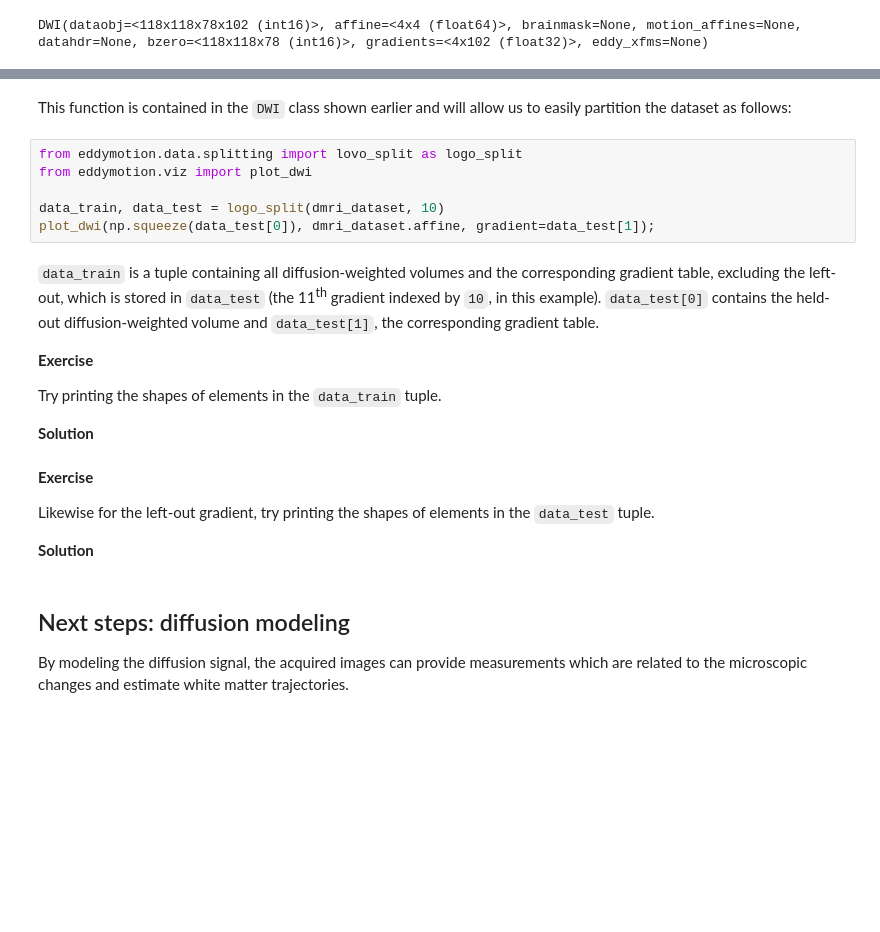
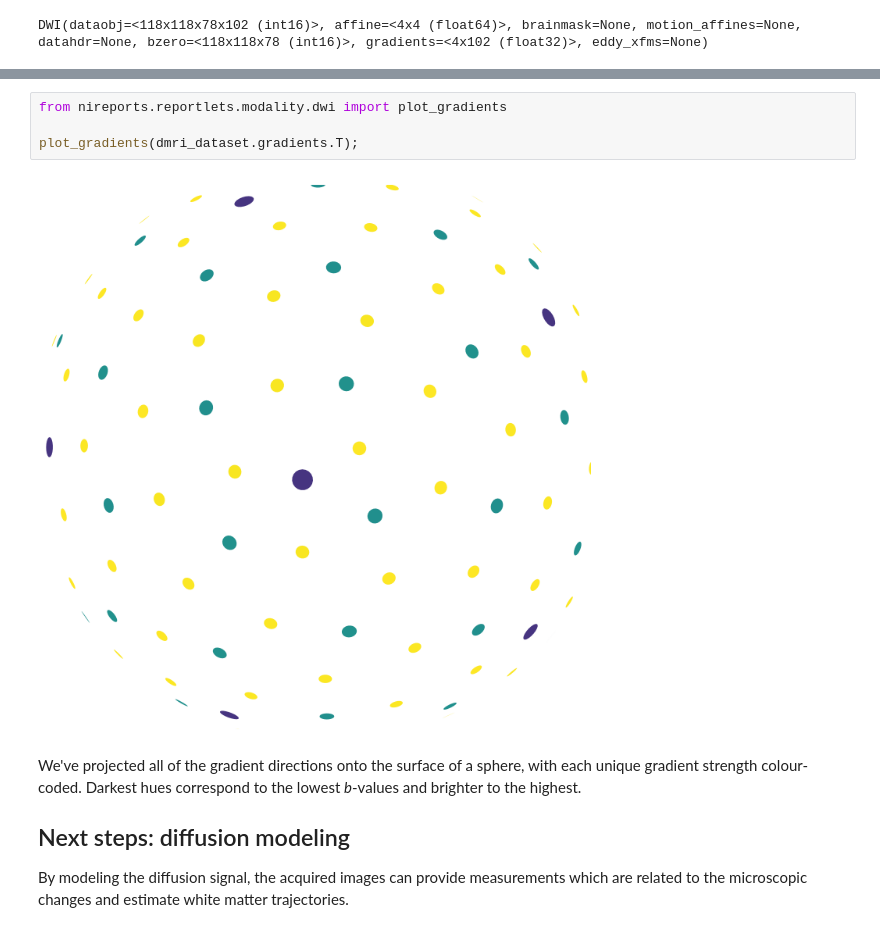
Before and after one commit to nipreps/nipreps-book, a Jupyter notebook: docs/notebook/02-data.ipynb, the cells around one changed output, grey strips where cells are left out. Saved outputs shown, nothing was run; the diff lists cells and outputs as text; blank space fills up the shorter version.

```diff
--- a/docs/notebook/02-data.ipynb
+++ b/docs/notebook/02-data.ipynb
@@ -241,27 +233,13 @@ def logo_split(self, index, with_b0=False):
-# %% [markdown]
-This function is contained in the `DWI` class shown earlier and will allow us to easily partition the dataset as follows:
-# %%
-from eddymotion.data.splitting import lovo_split as logo_split
-from eddymotion.viz import plot_dwi
-
-data_train, data_test = logo_split(dmri_dataset, 10)
-plot_dwi(np.squeeze(data_test[0]), dmri_dataset.affine, gradient=data_test[1]);
-# %% [markdown]
-`data_train` is a tuple containing all diffusion-weighted volumes and the corresponding gradient table, excluding the left-out, which is stored in `data_test` (the 11<sup>th</sup> gradient indexed by `10`, in this example).
-`data_test[0]` contains the held-out diffusion-weighted volume and `data_test[1]`, the corresponding gradient table.
-
-**Exercise**
-
-Try printing the shapes of elements in the `data_train` tuple.
-
-**Solution**
-# %% [markdown]
-**Exercise**
-
-Likewise for the left-out gradient, try printing the shapes of elements in the `data_test` tuple.
-
-**Solution**
+# %%
+from nireports.reportlets.modality.dwi import plot_gradients
+
+plot_gradients(dmri_dataset.gradients.T);
+# %% [output]
+[figure, added]
 # %% [markdown]
+We've projected all of the gradient directions onto the surface of a sphere, with each unique gradient strength colour-coded.
+Darkest hues correspond to the lowest *b*-values and brighter to the highest.
+
 ## Next steps: diffusion modeling
 
 By modeling the diffusion signal, the acquired images can provide measurements which are related to the microscopic changes and estimate white matter trajectories.
```
Also changed, not shown: parts of 17 cells of this notebook, 5 other files.
